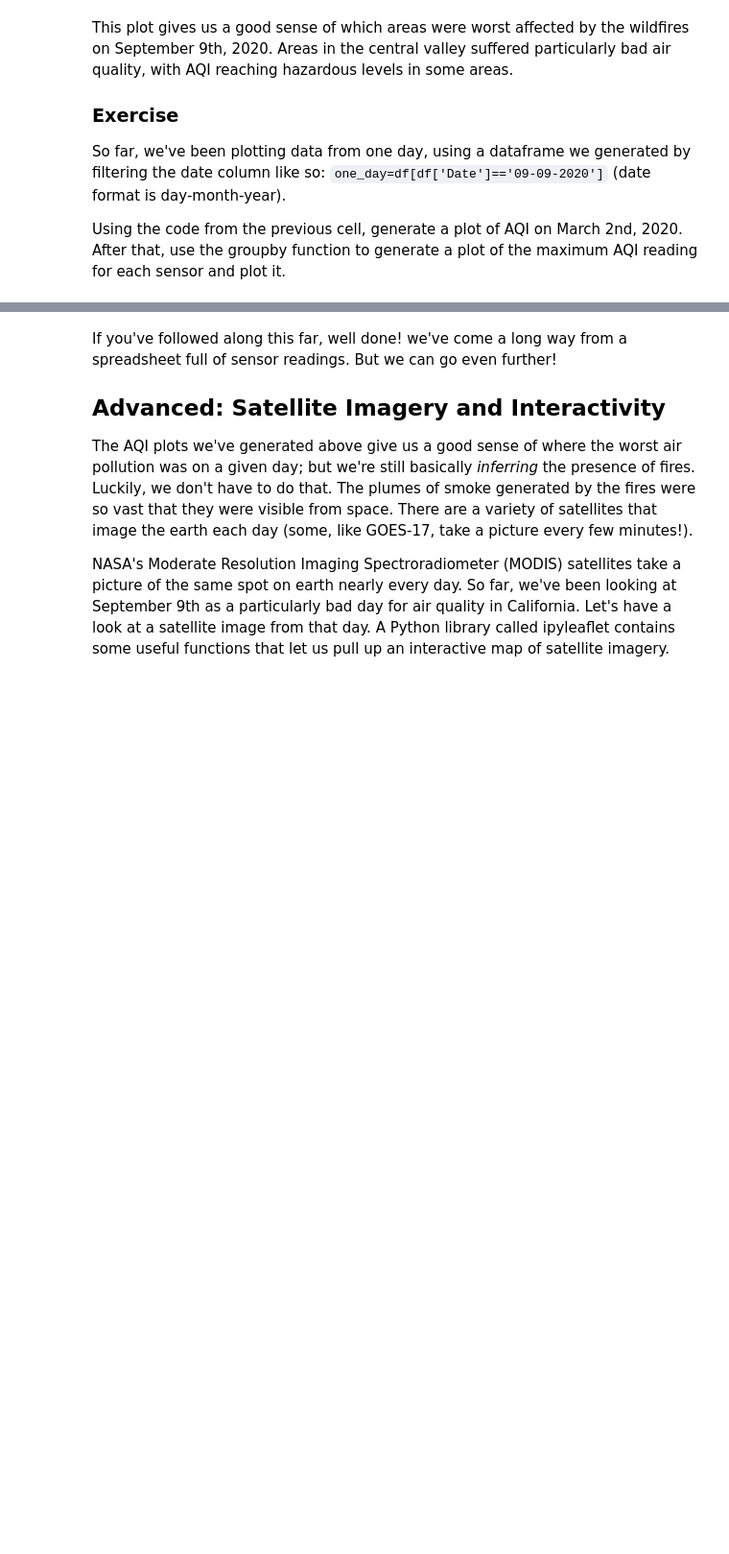
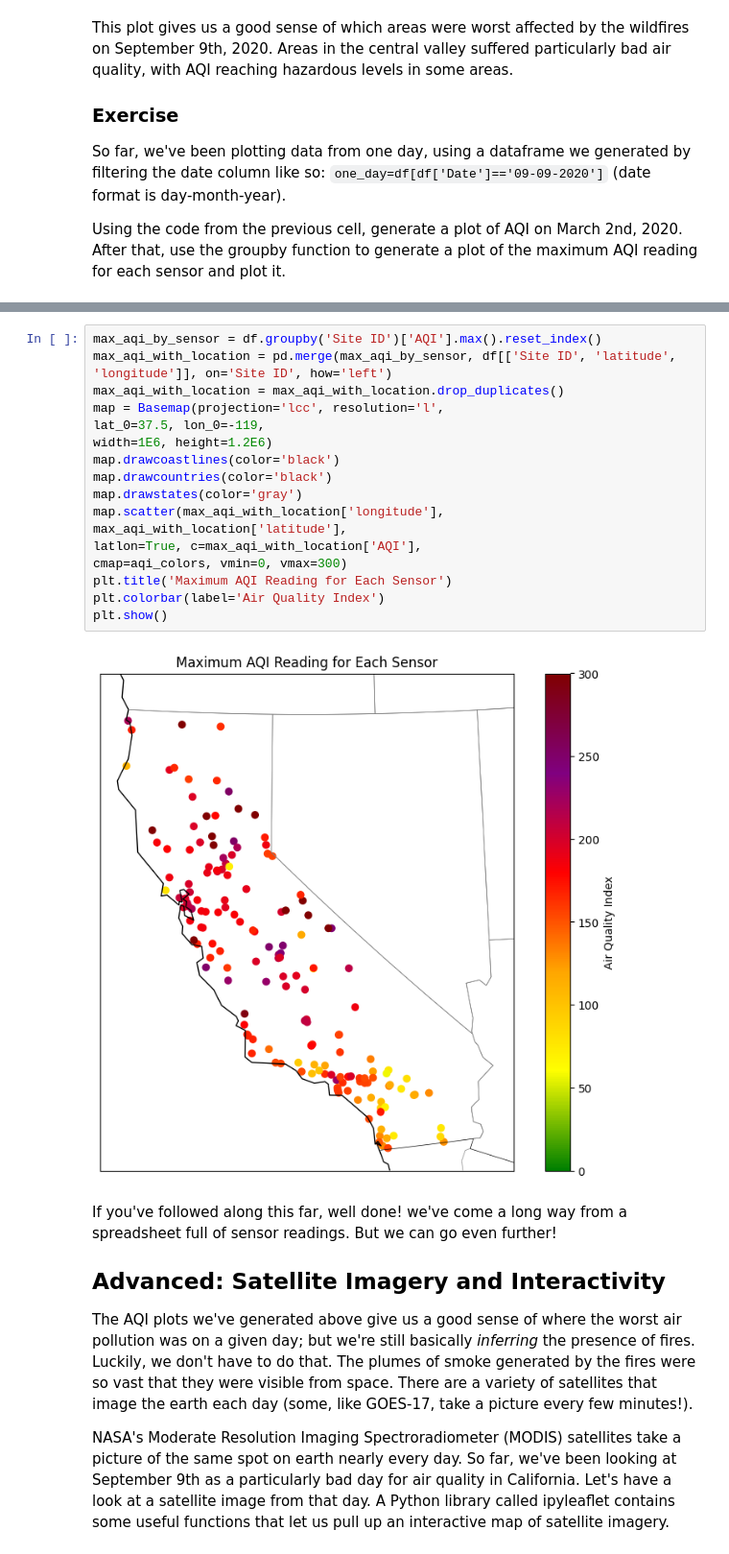
Before and after one commit to ecenazkaya/QM2, a Jupyter notebook: notebooks/W03. Spatial Data.ipynb, the cells around one changed output, grey strips where cells are left out. Shown at 96% size. Drawn from its saved outputs; the diff is of its cells as text; blank space fills up the shorter version.

```diff
--- a/notebooks/W03. Spatial Data.ipynb
+++ b/notebooks/W03. Spatial Data.ipynb
@@ -383,3 +459,21 @@ Using the code from the previous cell, generate a plot of AQI on March 2nd, 2020
+# %%
+max_aqi_by_sensor = df.groupby('Site ID')['AQI'].max().reset_index()
+max_aqi_with_location = pd.merge(max_aqi_by_sensor, df[['Site ID', 'latitude', 'longitude']], on='Site ID', how='left')
+max_aqi_with_location = max_aqi_with_location.drop_duplicates()
+map = Basemap(projection='lcc', resolution='l',
+lat_0=37.5, lon_0=-119,
+width=1E6, height=1.2E6)
+map.drawcoastlines(color='black')
+map.drawcountries(color='black')
+map.drawstates(color='gray')
+map.scatter(max_aqi_with_location['longitude'], max_aqi_with_location['latitude'],
+latlon=True, c=max_aqi_with_location['AQI'],
+cmap=aqi_colors, vmin=0, vmax=300)
+plt.title('Maximum AQI Reading for Each Sensor')
+plt.colorbar(label='Air Quality Index')
+plt.show()
+# %% [output]
+[figure, added]
 # %% [markdown]
 If you've followed along this far, well done! we've come a long way from a spreadsheet full of sensor readings. But we can go even further!
 
```
Also changed, not shown: parts of 15 cells of this notebook.
